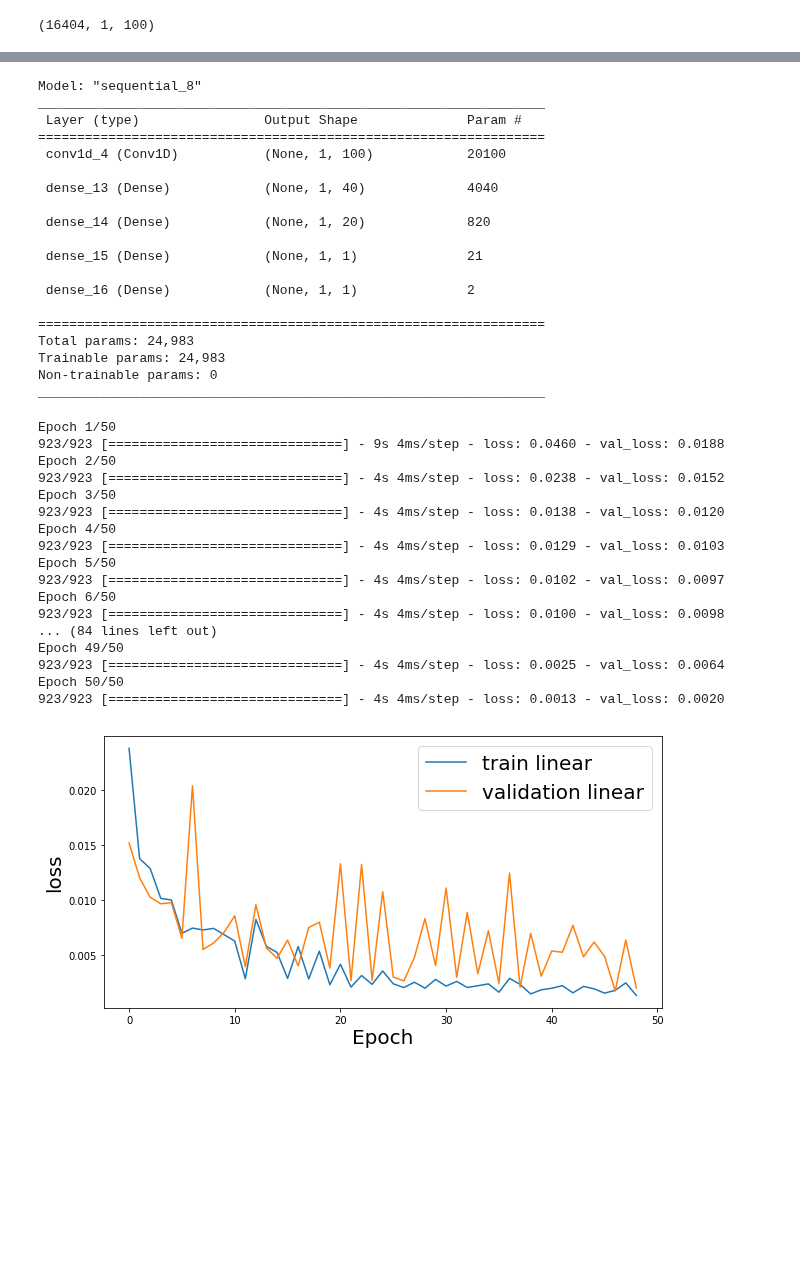
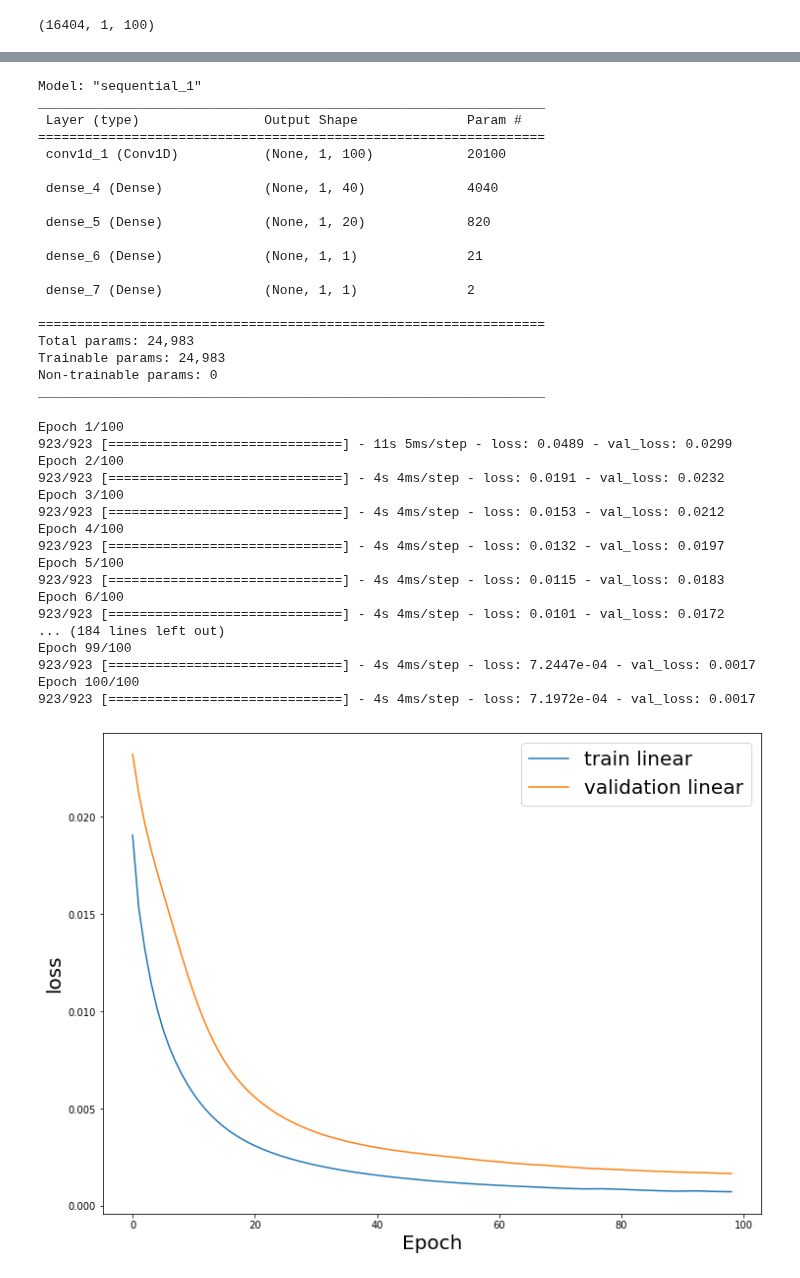
Before and after one commit to YanaMinyaylo/NS, a Jupyter notebook: linear_7_11.ipynb, the cells around one changed output, grey strips where cells are left out. Saved outputs shown, nothing was run; the diff lists cells and outputs as text; code cells hidden in the pictures; blank space fills up the shorter version.

```diff
--- a/linear_7_11.ipynb
+++ b/linear_7_11.ipynb
@@ -115,4 +121,4 @@ linear.add(tf.keras.layers.Dense(40, activation='tanh'))
 linear.add(tf.keras.layers.Dense(20, activation='tanh'))
 linear.add(tf.keras.layers.Dense(1))
 linear.add(tf.keras.layers.Dense(1))
-linear.compile(optimizer=tf.keras.optimizers.Adam(learning_rate=1e-4), loss = 'mse')
+linear.compile(optimizer=tf.keras.optimizers.Adam(learning_rate=1e-5), loss = 'mse')
@@ -127,19 +137,19 @@ linear.compile(optimizer=tf.keras.optimizers.Adam(learning_rate=1e-4), loss = 'm
 # %%
 linear.summary()
 # %% [output]
-Model: "sequential_8"
+Model: "sequential_1"
 _________________________________________________________________
  Layer (type)                Output Shape              Param #
 =================================================================
- conv1d_4 (Conv1D)           (None, 1, 100)            20100
+ conv1d_1 (Conv1D)           (None, 1, 100)            20100
 
- dense_13 (Dense)            (None, 1, 40)             4040
+ dense_4 (Dense)             (None, 1, 40)             4040
 
- dense_14 (Dense)            (None, 1, 20)             820
+ dense_5 (Dense)             (None, 1, 20)             820
 
- dense_15 (Dense)            (None, 1, 1)              21
+ dense_6 (Dense)             (None, 1, 1)              21
 
- dense_16 (Dense)            (None, 1, 1)              2
+ dense_7 (Dense)             (None, 1, 1)              2
 
 =================================================================
 Total params: 24,983
@@ -147,22 +157,22 @@ Trainable params: 24,983
 Non-trainable params: 0
 _________________________________________________________________
 # %%
-result_linear = linear.fit(feature_train, label_train, epochs = 50, batch_size = 16, validation_split=0.1, shuffle=False)
+result_linear = linear.fit(feature_train, label_train, epochs = 100, batch_size = 16, validation_split=0.1, shuffle=False)
 # %% [output]
-Epoch 1/50
-923/923 [==============================] - 9s 4ms/step - loss: 0.0460 - val_loss: 0.0188
-Epoch 2/50
-923/923 [==============================] - 4s 4ms/step - loss: 0.0238 - val_loss: 0.0152
-Epoch 3/50
-923/923 [==============================] - 4s 4ms/step - loss: 0.0138 - val_loss: 0.0120
-Epoch 4/50
-923/923 [==============================] - 4s 4ms/step - loss: 0.0129 - val_loss: 0.0103
-Epoch 5/50
-923/923 [==============================] - 4s 4ms/step - loss: 0.0102 - val_loss: 0.0097
-Epoch 6/50
-923/923 [==============================] - 4s 4ms/step - loss: 0.0100 - val_loss: 0.0098
-... (84 lines left out)
-Epoch 49/50
-923/923 [==============================] - 4s 4ms/step - loss: 0.0025 - val_loss: 0.0064
-Epoch 50/50
-923/923 [==============================] - 4s 4ms/step - loss: 0.0013 - val_loss: 0.0020
+Epoch 1/100
+923/923 [==============================] - 11s 5ms/step - loss: 0.0489 - val_loss: 0.0299
+Epoch 2/100
+923/923 [==============================] - 4s 4ms/step - loss: 0.0191 - val_loss: 0.0232
+Epoch 3/100
+923/923 [==============================] - 4s 4ms/step - loss: 0.0153 - val_loss: 0.0212
+Epoch 4/100
+923/923 [==============================] - 4s 4ms/step - loss: 0.0132 - val_loss: 0.0197
+Epoch 5/100
+923/923 [==============================] - 4s 4ms/step - loss: 0.0115 - val_loss: 0.0183
+Epoch 6/100
+923/923 [==============================] - 4s 4ms/step - loss: 0.0101 - val_loss: 0.0172
+... (184 lines left out)
+Epoch 99/100
+923/923 [==============================] - 4s 4ms/step - loss: 7.2447e-04 - val_loss: 0.0017
+Epoch 100/100
+923/923 [==============================] - 4s 4ms/step - loss: 7.1972e-04 - val_loss: 0.0017
@@ -185,12 +179,10 @@ Epoch 50/50
 # %%
-plt.figure(figsize=(10,5), facecolor='w')
-# plt.plot(result_lstm.history['loss'][1:], label='train LSTM')
-# plt.plot(result_lstm.history['val_loss'][1:], label='test LSTM')
+plt.figure(figsize=(12,9), facecolor='w')
 plt.plot(result_linear.history['loss'][1:], label='train linear')
 plt.plot(result_linear.history['val_loss'][1:], label='validation linear')
 plt.legend(fontsize=20)
 plt.xlabel('Epoch',  fontsize=20)
 plt.ylabel('loss',  fontsize=20)
 plt.show()
 # %% [output]
-[figure, old version]
+[figure, new version]
```
Also changed, not shown: parts of 21 cells of this notebook.
